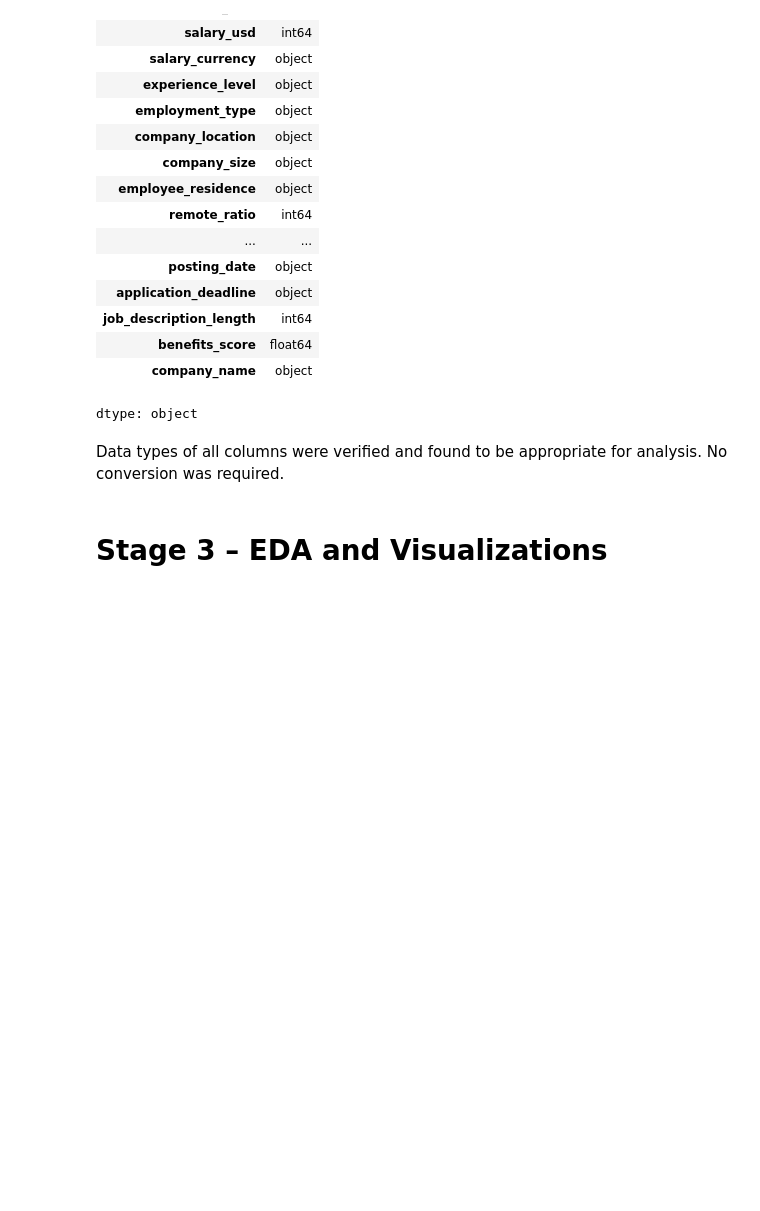
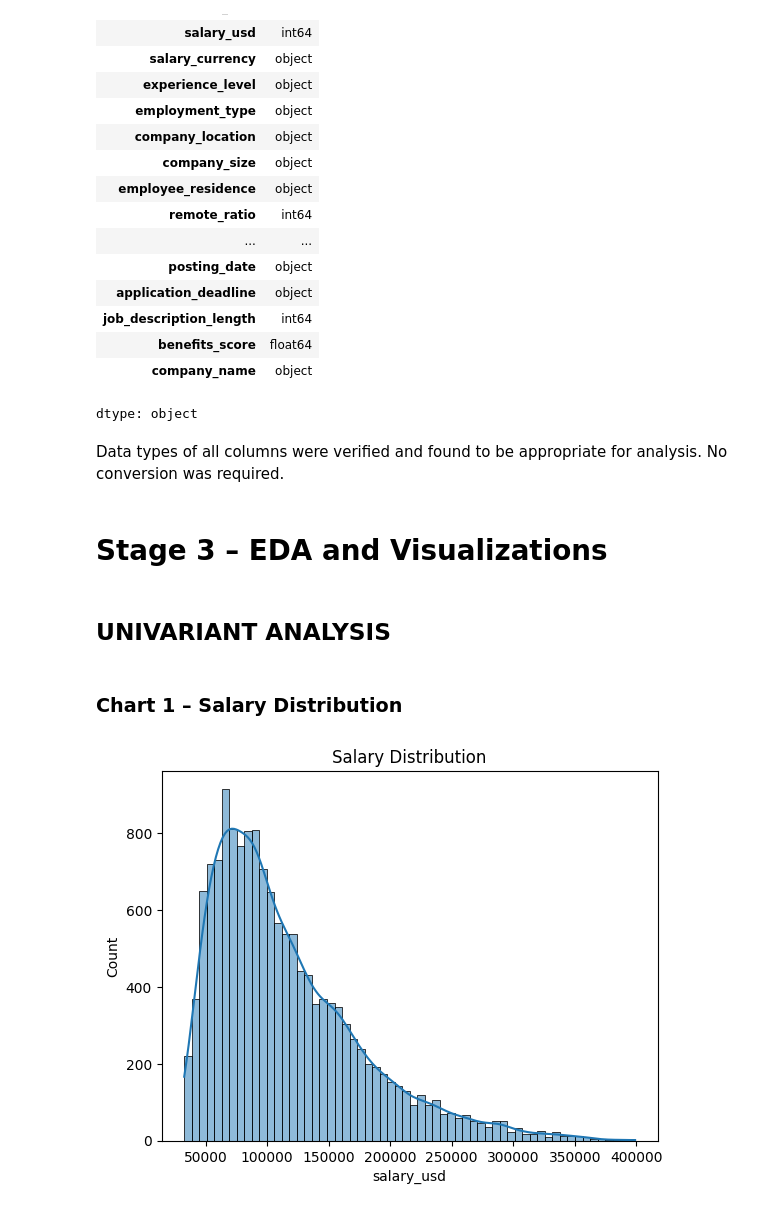
Before and after one commit to kavibharathi-r56/AI-Job-Market-Analysis, a Jupyter notebook: AI_Job_Market.ipynb, the cells around one changed output. Cells and saved outputs as stored; diff of their text form; code cells hidden in the pictures; blank space fills up the shorter version.

Commit message:
Added Stage 3: EDA and Visualizations with detailed interpretations

```diff
--- a/AI_Job_Market.ipynb
+++ b/AI_Job_Market.ipynb
@@ -185,3 +185,14 @@ dtype: object
 Data types of all columns were verified and found to be appropriate for analysis. No conversion was required.
 # %% [markdown]
 # Stage 3 – EDA and Visualizations
+# %% [markdown]
+## UNIVARIANT ANALYSIS
+# %% [markdown]
+### Chart 1 – Salary Distribution
+# %%
+plt.figure()
+sns.histplot(df['salary_usd'], kde=True)
+plt.title("Salary Distribution")
+plt.show()
+# %% [output]
+[figure, added]
```
Also changed, not shown: parts of 28 cells of this notebook.
